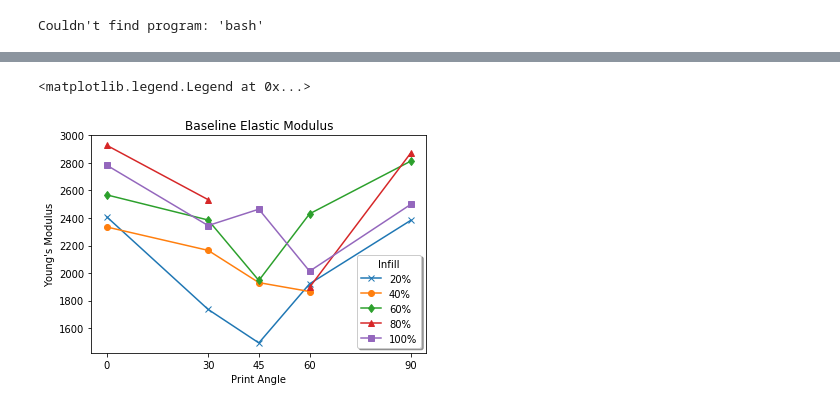
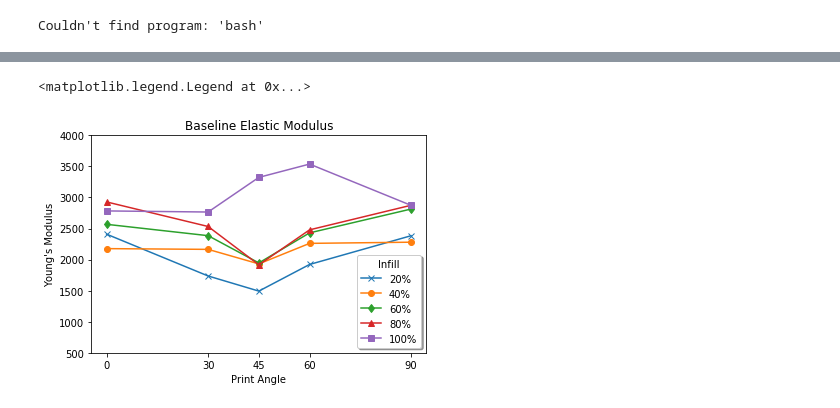
Before and after one commit to EdigaHe/Ondule, a Jupyter notebook: MT-DataAnalysis-JupyterNotebook/BaselinePlots/Baseline Tests Bar Chart.ipynb, the cells around one changed output, grey strips where cells are left out. Cells and saved outputs as stored; diff of their text form; code cells hidden in the pictures.

```diff
--- a/MT-DataAnalysis-JupyterNotebook/BaselinePlots/Baseline Tests Bar Chart.ipynb
+++ b/MT-DataAnalysis-JupyterNotebook/BaselinePlots/Baseline Tests Bar Chart.ipynb
@@ -64,6 +64,15 @@ def parseFiles(listFileName, directoryName, headerLines):
     for filename in fileList:
         dataList.append(pd.read_csv(directoryName + filename, names=["Time", "Extension", "Load", "Tensile Stress", "Axial Strain"], skiprows=headerLines))
     return dataList
+
+def findAvgK(dataList, activePoints, independentVar, dependentVar):
+    avgKValList = []
+    for dataset in dataList:
+        KValList = []
+        for i in np.arange(1, min(activePoints, dataset.shape[0])):
+            KValList.append(dataset.at[i, dependentVar] / dataset.at[i, independentVar])
+        avgKValList.append(np.mean(KValList))
+    return avgKValList
 # %%
 ##### GLOBAL VARIABLES #####
 dataDirectoryList = ["BaselineTests/0_Degree/", "BaselineTests/30_Degree/", "BaselineTests/45_Degree/", "BaselineTests/60_Degree/", "BaselineTests/90_Degree/"] # directory where data is stored
@@ -72,7 +81,8 @@ headerLines = 13
 zeroIndexed = True
 baselineOrigLeng = 54
 wireDiameter = 4
-angleCopiesDF = pd.DataFrame([[2, 2, 2, 2, 1], [2, 2, 2, 1, 1], [1, 1, 1, 0, 2], [2, 1, 1, 2, 3], [2, 0, 2, 1, 2]])
+angleCopiesDF = pd.DataFrame([[2, 2, 2, 2, 1], [2, 2, 2, 1, 2], [1, 1, 1, 3, 1], [2, 2, 1, 2, 2], [2, 1, 2, 1, 2]])
+activePoints = 30
 
 # decide variables (make sure they are COLUMN HEADERS IN THE FOLLOWING DATAFRAME)
 independentVar = "Extension"
@@ -84,6 +94,7 @@ angleVals = [0, 30, 45, 60, 90]
 markers = ["x", "o", "d", "^", "s"]
 
 avgEListTable = []
+avgKValsTable = []
 initGraphIndex = 0
 # %%
 %%cmd # windows machines
@@ -333,6 +407,22 @@ fig2.tight_layout(h_pad=5)
 
 # find the position of the elastic modulus
 EInfoDF = pd.DataFrame(findEPosition(dataList, independentVar, dependentVar)) # put the gathered information into a DataFrame
+
+# find K with first 30 points and average it
+avgKValsList = findAvgK(dataList, activePoints, independentVar, dependentVar)
+avgKList = []
+initDex = 0;
+for i in range(len(angleCopiesDF[testGroup])):
+    averageNum = 0;
+    copyCount = angleCopiesDF.at[testGroup, i]
+    if(copyCount != 0):
+        for j in range(copyCount):
+            averageNum += avgKValsList[j]
+        avgKList.append(averageNum / copyCount)
+    else:
+        avgEList.append(0)
+    initDex += copyCount
+avgKValsTable.append(avgKList)
 
 # plot data and find the linear approximation to the elastic modulus
 regLineInfoDF = pd.DataFrame(findRegLineInfoList(dataList, independentVar, dependentVar)) # put the gathered information into a DataFrame for easy access
@@ -369,0 +460,13 @@ avgEListTable.append(avgEList)
+# %%
+# plot cumulative scatter plot using average K values
+avgKValsDF = pd.DataFrame(avgKValsTable, index=angles, columns=infills)
+avgEValsDF = avgKValsDF.applymap(lambda x: findYoungs(baselineOrigLeng, x, findXSectArea(wireDiameter)))
+markerIndex = 0
+for infill in avgEValsDF.columns:
+    plt.plot(angleVals, avgEValsDF.loc[:, infill].values, "-" + markers[markerIndex], label=infill)
+    markerIndex += 1
+plt.title("Baseline Young's Modulus (30 Point Average)")
+plt.xlabel("Print Angle")
+plt.ylabel("Young's Modulus")
+plt.xticks(angleVals)
+plt.legend(title="Infill", shadow=True, loc=0)
@@ -370,19 +488,20 @@ avgEListTable.append(avgEList)
 # %%
 # plot cumulative scatter plot
 avgEDF = pd.DataFrame(avgEListTable, index=angles, columns=infills)
 tempAvgEDF = avgEDF.replace(0, "NaN")
 markerIndex = 0
 for infill in tempAvgEDF.columns:
     plt.plot(angleVals, tempAvgEDF.loc[:, infill].values, "-" + markers[markerIndex], label=infill)
     markerIndex += 1
 plt.title("Baseline Elastic Modulus")
 plt.xlabel("Print Angle")
 plt.ylabel("Young's Modulus")
 plt.xticks(angleVals)
-plt.legend(title="Infill", shadow=True)
+plt.ylim(500, 4000)
+plt.legend(title="Infill", shadow=True, loc=4)
 # %% [output]
 <matplotlib.legend.Legend at 0x...>
-[figure, old version]
+[figure, new version]
 # %%
 avgEDF["Average"] = avgEDF.mean(axis=1)
 avgEDF.loc["Average", :] = avgEDF.mean(axis=0)
```
Also changed, not shown: parts of 8 cells of this notebook.
